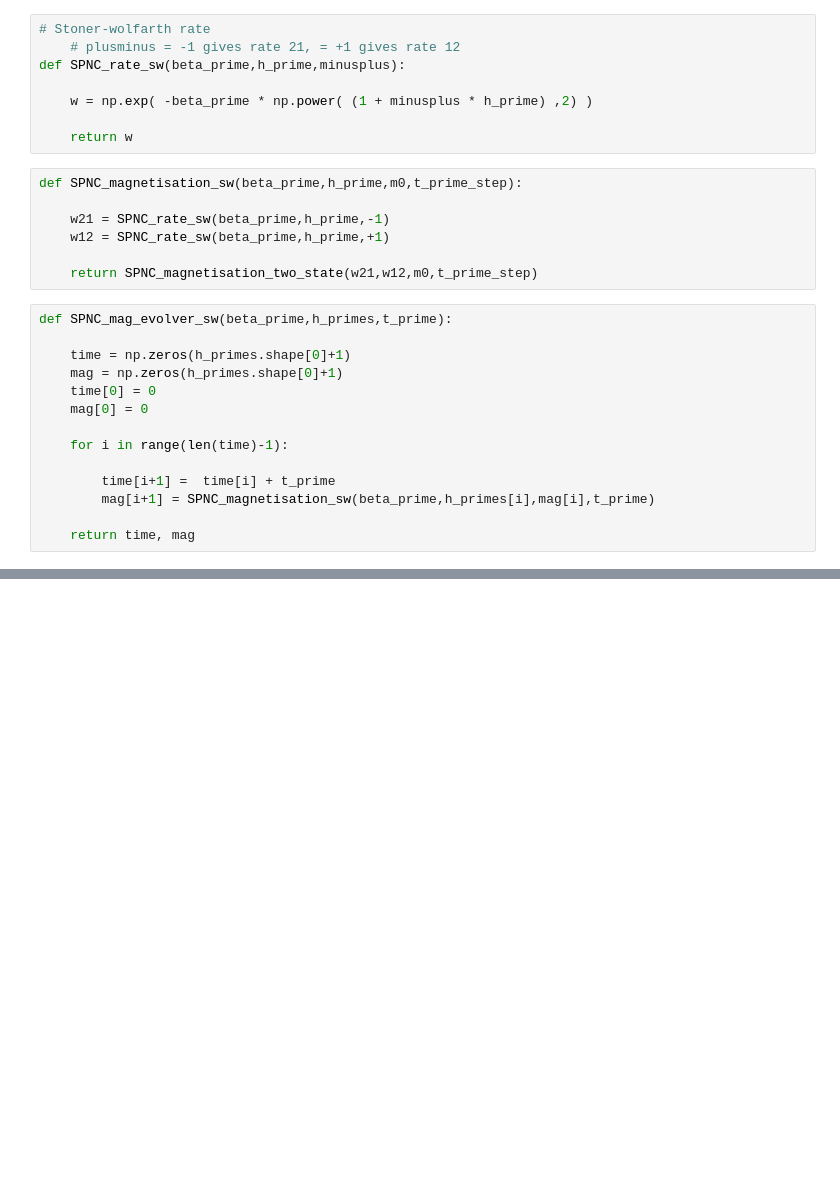
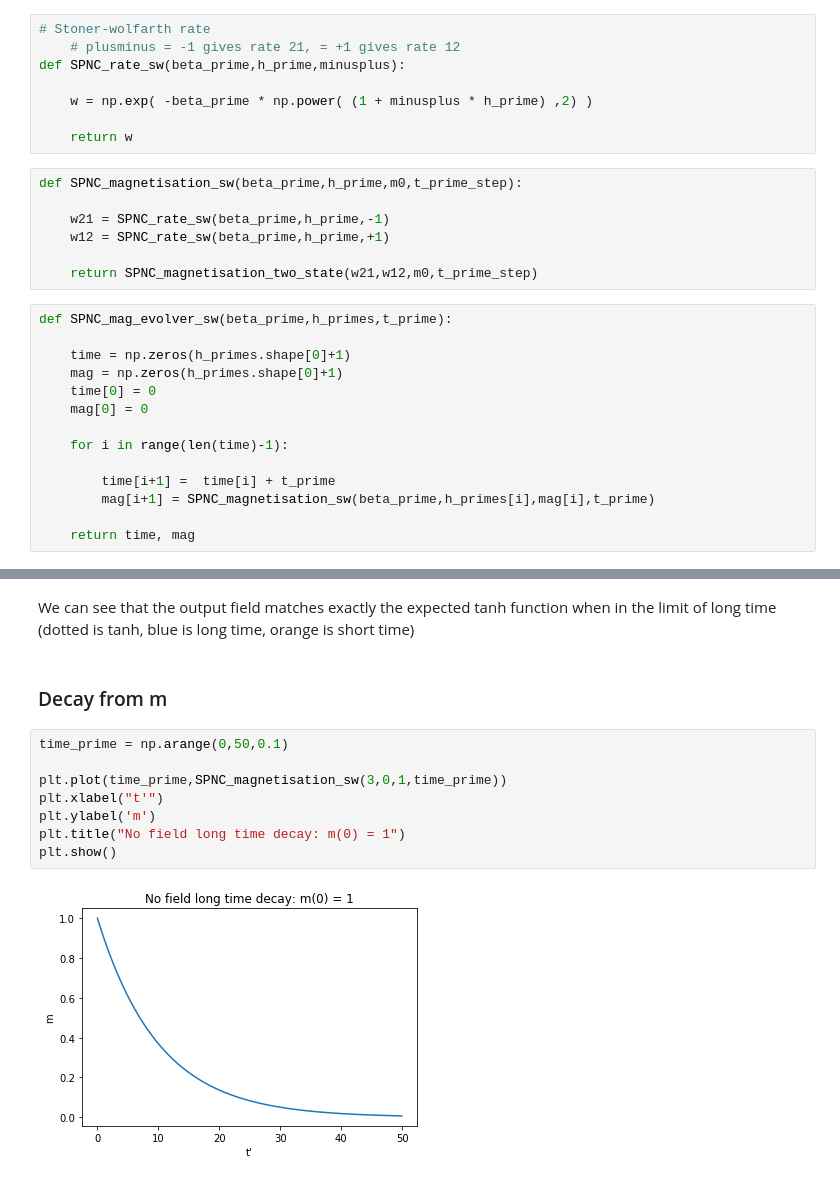
Before and after one commit to spintronic-computing-group/spnc, a Jupyter notebook: notebooks/SPNC_dev_and_testing/SPNC_dev_and_testing.ipynb, the cells around one changed output, grey strips where cells are left out. Saved outputs shown, nothing was run; the diff lists cells and outputs as text; blank space fills up the shorter version.

```diff
--- a/notebooks/SPNC_dev_and_testing/SPNC_dev_and_testing.ipynb
+++ b/notebooks/SPNC_dev_and_testing/SPNC_dev_and_testing.ipynb
@@ -52,0 +96,14 @@ def SPNC_mag_evolver_sw(beta_prime,h_primes,t_prime):
+# %% [markdown]
+We can see that the output field matches exactly the expected tanh function when in the limit of long time (dotted is tanh, blue is long time, orange is short time)
+# %% [markdown]
+### Decay from m
+# %%
+time_prime = np.arange(0,50,0.1)
+
+plt.plot(time_prime,SPNC_magnetisation_sw(3,0,1,time_prime))
+plt.xlabel("t'")
+plt.ylabel('m')
+plt.title("No field long time decay: m(0) = 1")
+plt.show()
+# %% [output]
+[figure, added]
```
Also changed, not shown: parts of 29 cells of this notebook, 1 other file.
